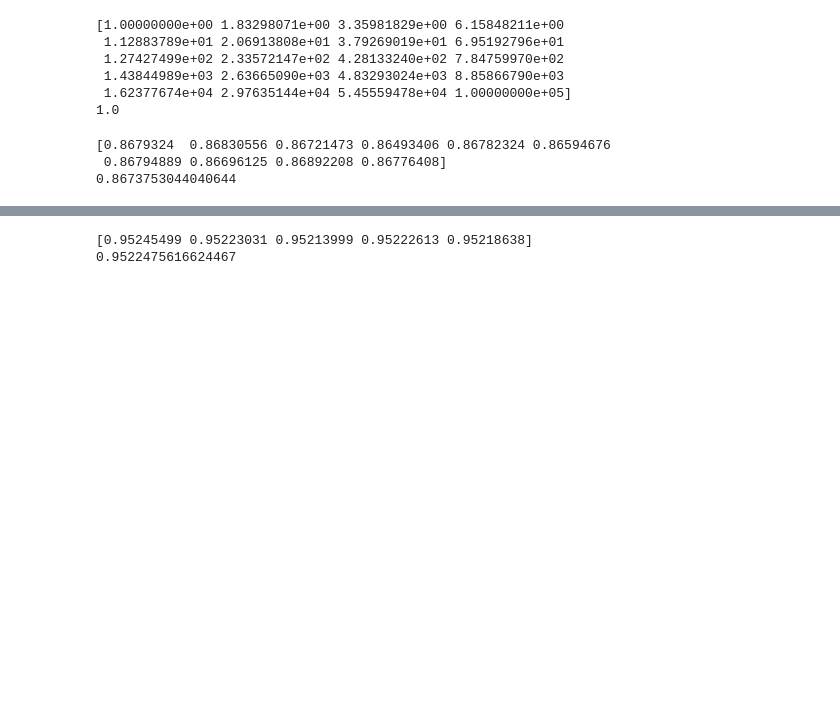
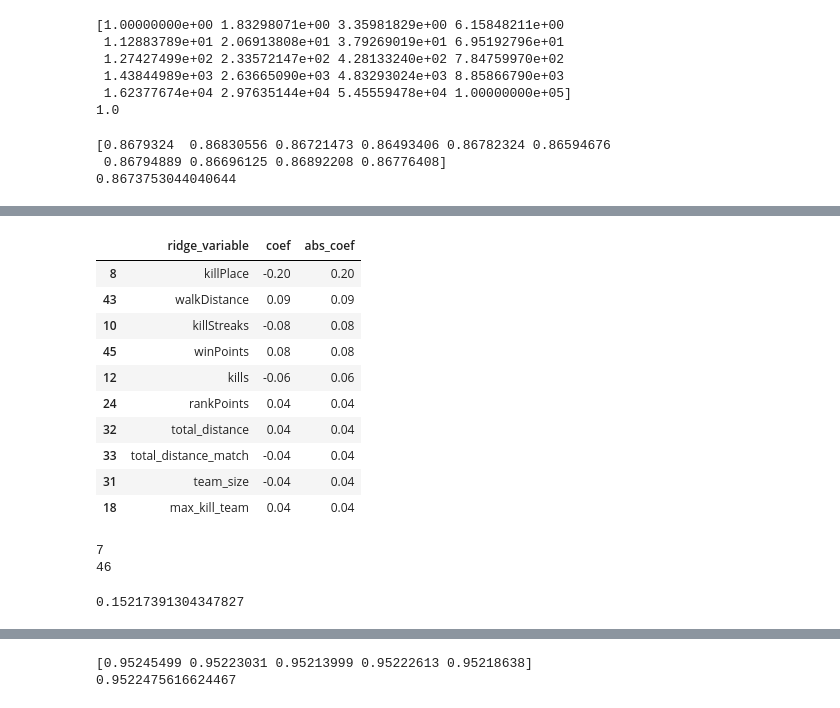
Before and after one commit to akinlaba/pubg, a Jupyter notebook: model_analysis_with_engineered_features.ipynb, the cells around one changed output, grey strips where cells are left out. Cells and saved outputs as stored; diff of their text form; code cells hidden in the pictures; blank space fills up the shorter version.

```diff
--- a/model_analysis_with_engineered_features.ipynb
+++ b/model_analysis_with_engineered_features.ipynb
@@ -106,0 +126,26 @@ print(np.mean(ridge_scores))
+# %%
+ridge.fit(x_train, y_train)
+ridge_coefs = pd.DataFrame({'ridge_variable': x.columns, 'coef': ridge.coef_, \
+                           'abs_coef': np.abs(ridge.coef_)})
+ridge_coefs.head()
+ridge_coefs.sort_values('abs_coef', ascending=False).head(10)
+# %% [output]
+|  | ridge_variable | coef | abs_coef |
+| 8 | killPlace | -0.20 | 0.20 |
+| 43 | walkDistance | 0.09 | 0.09 |
+| 10 | killStreaks | -0.08 | 0.08 |
+| 45 | winPoints | 0.08 | 0.08 |
+| 12 | kills | -0.06 | 0.06 |
+| 24 | rankPoints | 0.04 | 0.04 |
+| 32 | total_distance | 0.04 | 0.04 |
+| 33 | total_distance_match | -0.04 | 0.04 |
+| 31 | team_size | -0.04 | 0.04 |
+| 18 | max_kill_team | 0.04 | 0.04 |
+# %%
+print(np.sum(lasso.coef_ == 0))
+print(len(lasso.coef_))
+np.sum(lasso.coef_ == 0) / float(len(lasso.coef_))
+# %% [output]
+7
+46
+0.15217391304347827
```
Also changed, not shown: parts of 18 cells of this notebook, 1 other file.
